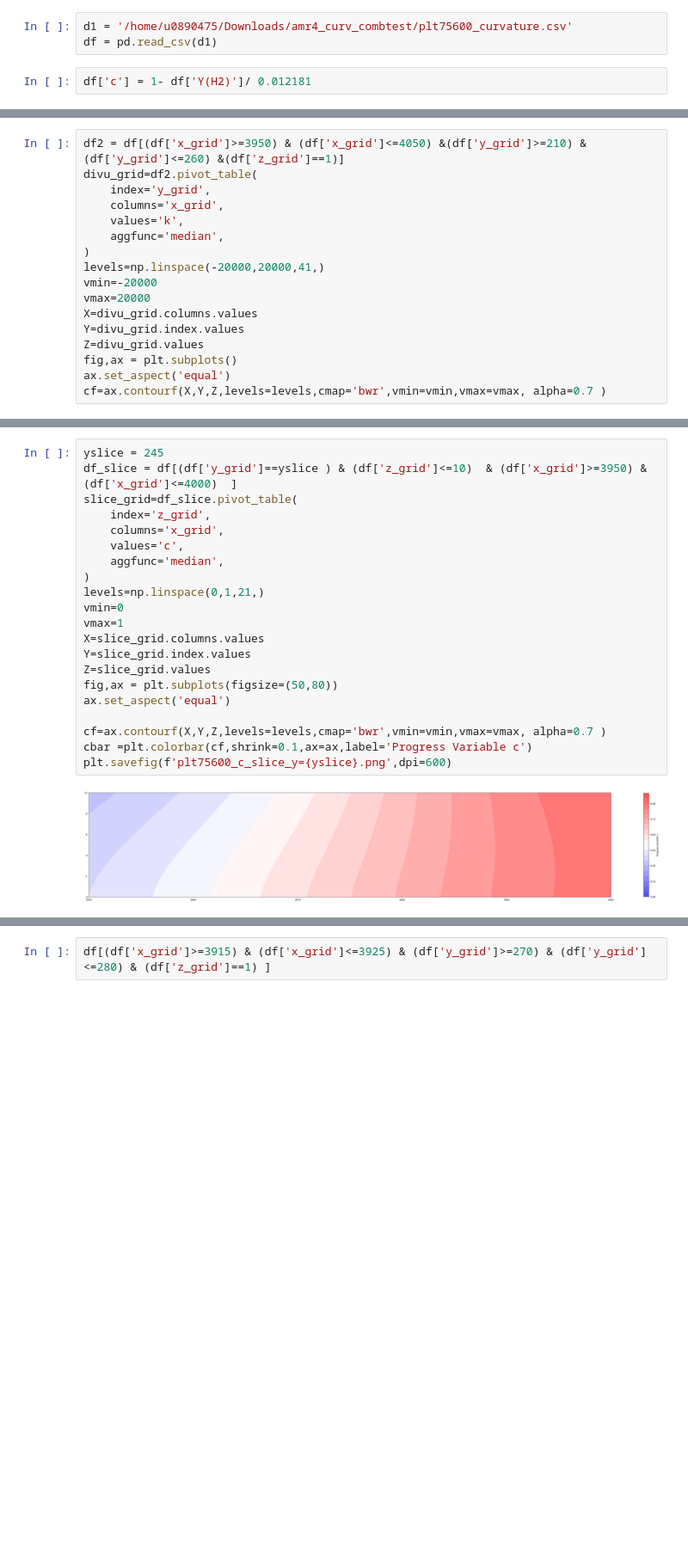
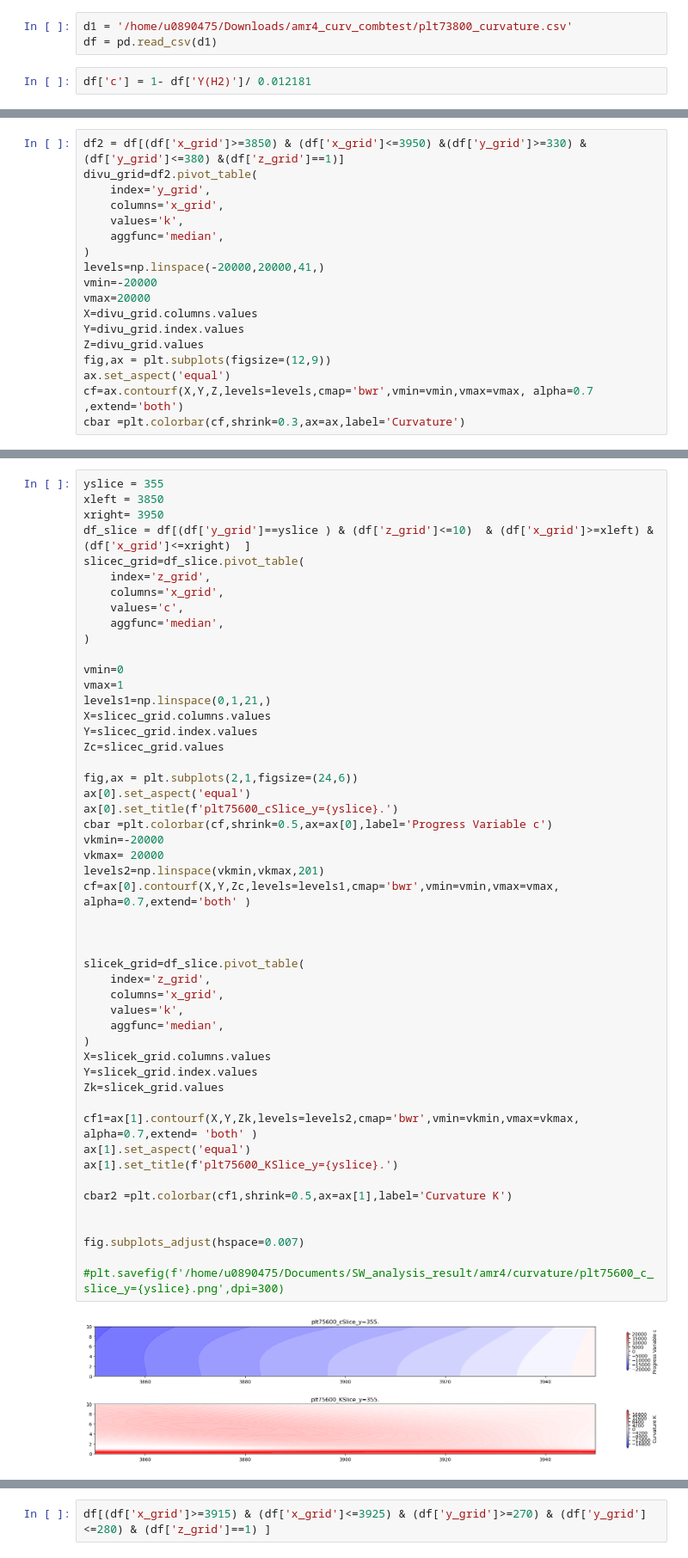
Before and after one commit to potatoslc/analysis_code, a Jupyter notebook: Sd_check.ipynb, the cells around one changed output, grey strips where cells are left out. Shown at 86% size. Drawn from its saved outputs; the diff is of its cells as text; blank space fills up the shorter version.

```diff
--- a/Sd_check.ipynb
+++ b/Sd_check.ipynb
@@ -4,7 +4,7 @@ import os
 import numpy as np
 import pandas as pd
 # %%
-d1 = '/home/u0890475/Downloads/amr4_curv_combtest/plt75600_curvature.csv'
+d1 = '/home/u0890475/Downloads/amr4_curv_combtest/plt73800_curvature.csv'
 df = pd.read_csv(d1)
 # %%
 df['c'] = 1- df['Y(H2)']/ 0.012181
@@ -27,5 +17,5 @@ df
 # %%
-df2 = df[(df['x_grid']>=3950) & (df['x_grid']<=4050) &(df['y_grid']>=210) &(df['y_grid']<=260) &(df['z_grid']==1)]
+df2 = df[(df['x_grid']>=3850) & (df['x_grid']<=3950) &(df['y_grid']>=330) &(df['y_grid']<=380) &(df['z_grid']==1)]
 divu_grid=df2.pivot_table(
     index='y_grid',
     columns='x_grid',
@@ -38,7 +28,8 @@ vmax=20000
 X=divu_grid.columns.values
 Y=divu_grid.index.values
 Z=divu_grid.values
-fig,ax = plt.subplots()
+fig,ax = plt.subplots(figsize=(12,9))
 ax.set_aspect('equal')
-cf=ax.contourf(X,Y,Z,levels=levels,cmap='bwr',vmin=vmin,vmax=vmax, alpha=0.7 )
+cf=ax.contourf(X,Y,Z,levels=levels,cmap='bwr',vmin=vmin,vmax=vmax, alpha=0.7 ,extend='both')
+cbar =plt.colorbar(cf,shrink=0.3,ax=ax,label='Curvature')
 # %% [output]
@@ -46,23 +37,52 @@ cf=ax.contourf(X,Y,Z,levels=levels,cmap='bwr',vmin=vmin,vmax=vmax, alpha=0.7 )
 # %%
-yslice = 245
-df_slice = df[(df['y_grid']==yslice ) & (df['z_grid']<=10)  & (df['x_grid']>=3950) & (df['x_grid']<=4000)  ]
-slice_grid=df_slice.pivot_table(
+yslice = 355
+xleft = 3850
+xright= 3950
+df_slice = df[(df['y_grid']==yslice ) & (df['z_grid']<=10)  & (df['x_grid']>=xleft) & (df['x_grid']<=xright)  ]
+slicec_grid=df_slice.pivot_table(
     index='z_grid',
     columns='x_grid',
     values='c',
     aggfunc='median',
 )
-levels=np.linspace(0,1,21,)
+
 vmin=0
 vmax=1
-X=slice_grid.columns.values
-Y=slice_grid.index.values
-Z=slice_grid.values
-fig,ax = plt.subplots(figsize=(50,80))
-ax.set_aspect('equal')
+levels1=np.linspace(0,1,21,)
+X=slicec_grid.columns.values
+Y=slicec_grid.index.values
+Zc=slicec_grid.values
 
-cf=ax.contourf(X,Y,Z,levels=levels,cmap='bwr',vmin=vmin,vmax=vmax, alpha=0.7 )
-cbar =plt.colorbar(cf,shrink=0.1,ax=ax,label='Progress Variable c')
-plt.savefig(f'plt75600_c_slice_y={yslice}.png',dpi=600)
+fig,ax = plt.subplots(2,1,figsize=(24,6))
+ax[0].set_aspect('equal')
+ax[0].set_title(f'plt75600_cSlice_y={yslice}.')
+cbar =plt.colorbar(cf,shrink=0.5,ax=ax[0],label='Progress Variable c')
+vkmin=-20000
+vkmax= 20000
+levels2=np.linspace(vkmin,vkmax,201)
+cf=ax[0].contourf(X,Y,Zc,levels=levels1,cmap='bwr',vmin=vmin,vmax=vmax, alpha=0.7,extend='both' )
+
+
+
+slicek_grid=df_slice.pivot_table(
+    index='z_grid',
+    columns='x_grid',
+    values='k',
+    aggfunc='median',
+)
+X=slicek_grid.columns.values
+Y=slicek_grid.index.values
+Zk=slicek_grid.values
+
+cf1=ax[1].contourf(X,Y,Zk,levels=levels2,cmap='bwr',vmin=vkmin,vmax=vkmax, alpha=0.7,extend= 'both' )
+ax[1].set_aspect('equal')
+ax[1].set_title(f'plt75600_KSlice_y={yslice}.')
+
+cbar2 =plt.colorbar(cf1,shrink=0.5,ax=ax[1],label='Curvature K')
+
+
+fig.subplots_adjust(hspace=0.007)
+
+#plt.savefig(f'/home/u0890475/Documents/SW_analysis_result/amr4/curvature/plt75600_c_slice_y={yslice}.png',dpi=300)
 # %% [output]
-[figure, old version]
+[figure, new version]
```
Also changed, not shown: parts of 9 cells of this notebook.
